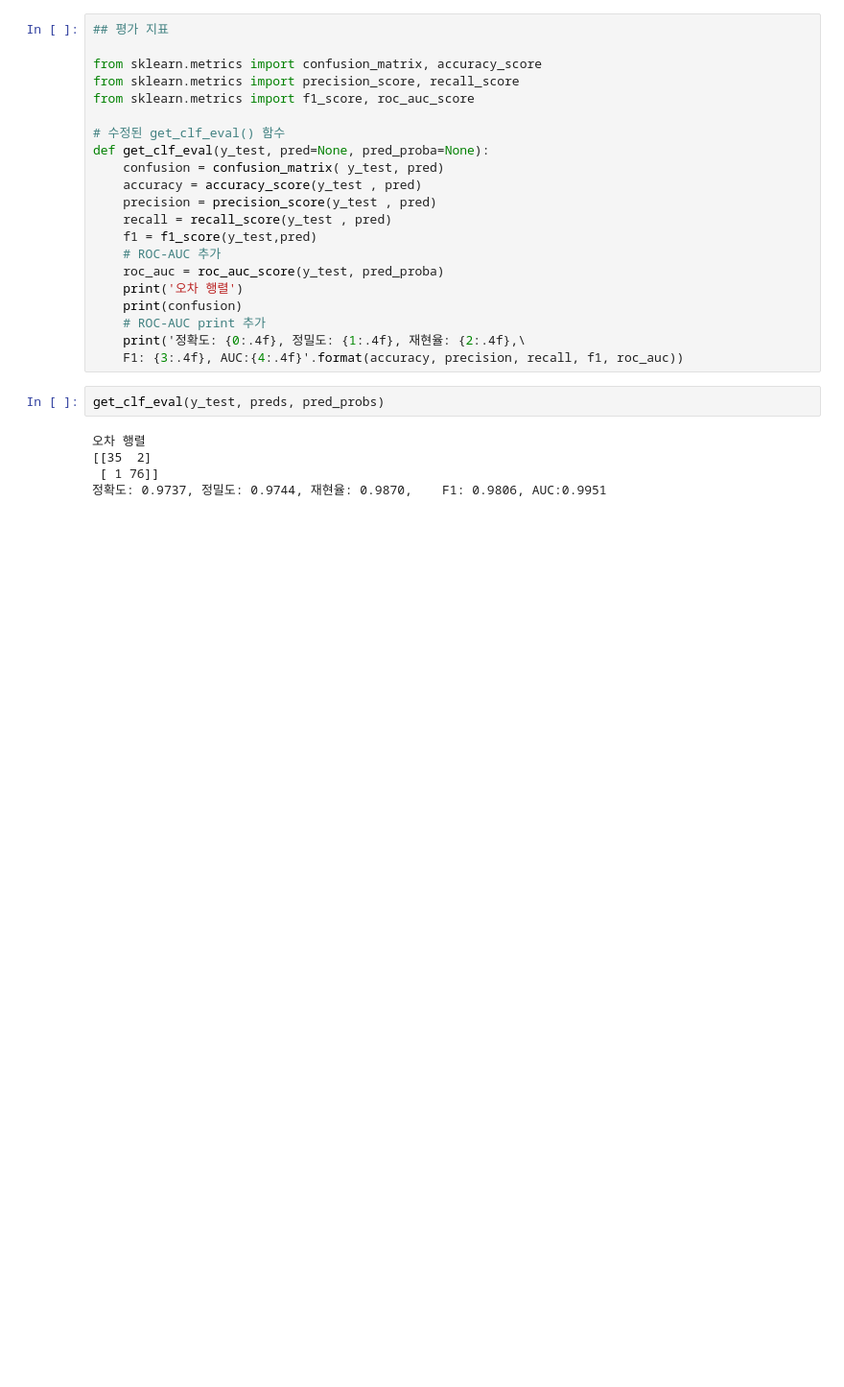
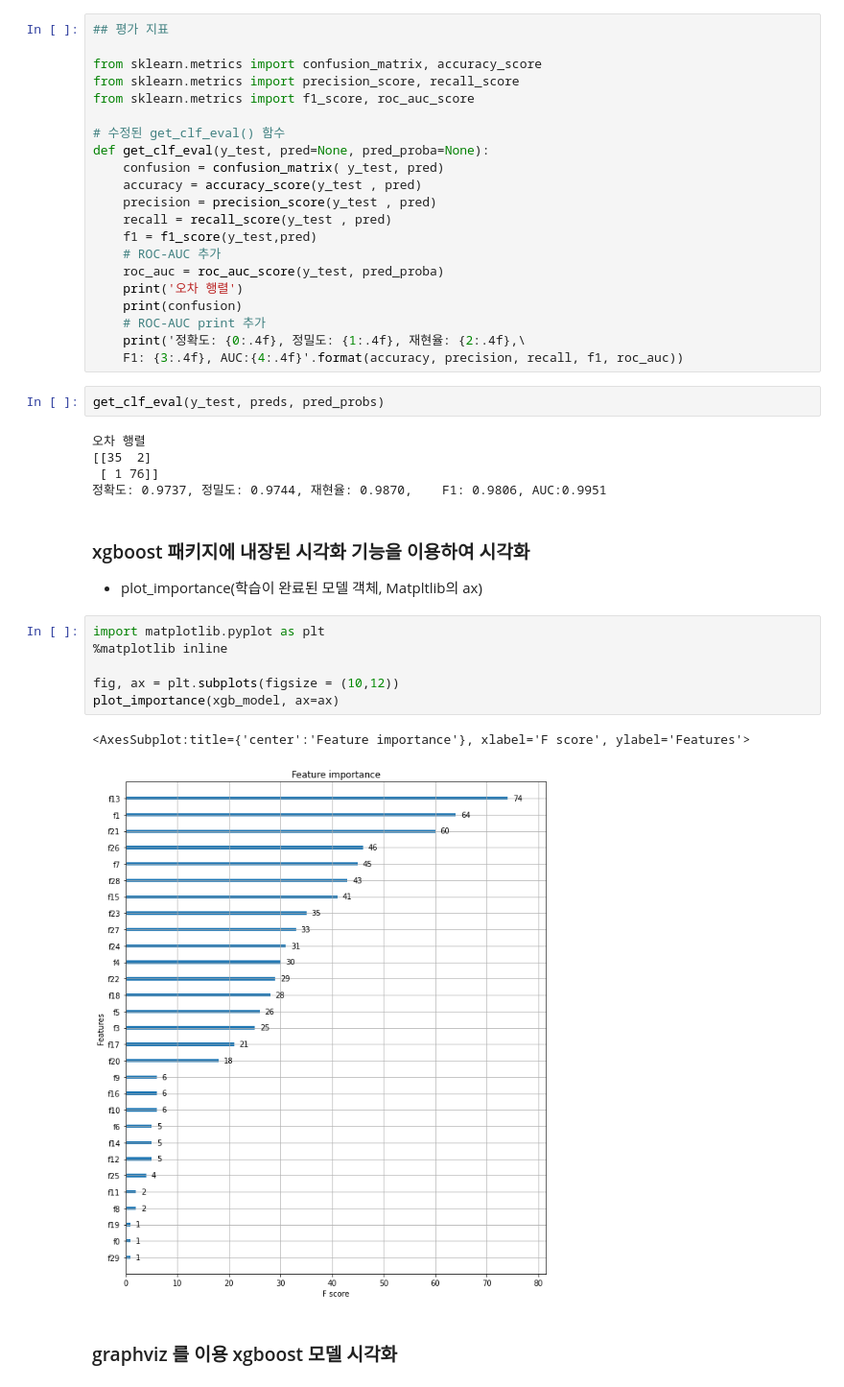
Before and after one commit to chaerui7967/Today_I_Learned, a Jupyter notebook: 머신러닝/앙상블/XGBoost.ipynb, the cells around one changed output. Shown: that part at 96% size. Cells and saved outputs as stored; diff of their text form; blank space fills up the shorter version.

Commit message:
xgboost 정리

```diff
--- a/머신러닝/앙상블/XGBoost.ipynb
+++ b/머신러닝/앙상블/XGBoost.ipynb
@@ -136,3 +136,17 @@ get_clf_eval(y_test, preds, pred_probs)
 [[35  2]
  [ 1 76]]
 정확도: 0.9737, 정밀도: 0.9744, 재현율: 0.9870,    F1: 0.9806, AUC:0.9951
+# %% [markdown]
+### xgboost 패키지에 내장된 시각화 기능을 이용하여 시각화
+- plot_importance(학습이 완료된 모델 객체, Matpltlib의 ax)
+# %%
+import matplotlib.pyplot as plt
+%matplotlib inline
+
+fig, ax = plt.subplots(figsize = (10,12))
+plot_importance(xgb_model, ax=ax)
+# %% [output]
+<AxesSubplot:title={'center':'Feature importance'}, xlabel='F score', ylabel='Features'>
+[figure, added]
+# %% [markdown]
+### graphviz 를 이용 xgboost 모델 시각화
```
Also changed, not shown: parts of 12 cells of this notebook.
